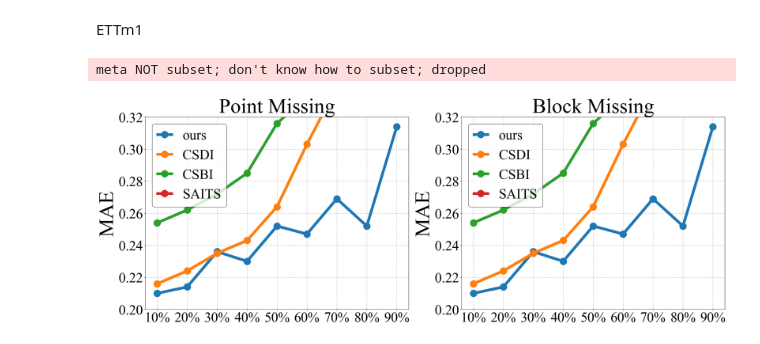
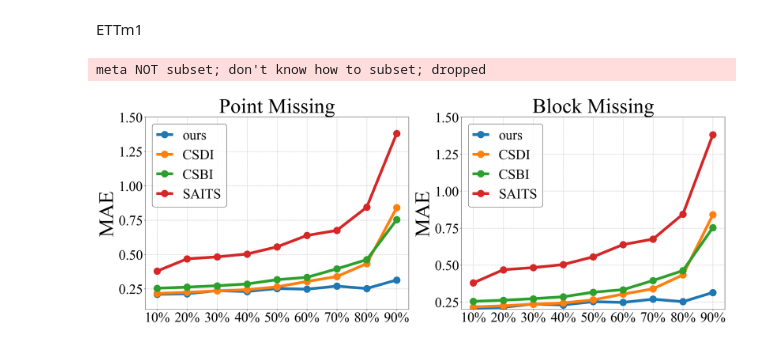
Before and after one commit to JeremyChou28/MTSCI, a Jupyter notebook: visualization/sens_iid.ipynb, the cells around one changed output. Cells and saved outputs as stored; diff of their text form; code cells hidden in the pictures.

```diff
--- a/visualization/sens_iid.ipynb
+++ b/visualization/sens_iid.ipynb
@@ -11,6 +11,7 @@ matplotlib.rcParams['pdf.fonttype']=42
 matplotlib.rcParams['ps.fonttype']=42
 plt.rcParams['font.sans-serif'] = ['Times New Roman']
 
+# point missing
 # ours
 ours_maes_point=[0.210,0.214,0.236,0.230,0.252,0.247,0.269,0.252,0.314]
 ours_rmses_point=[0.344,0.358,0.425,0.400,0.473,0.456,0.485,0.454,0.636]
@@ -36,6 +37,32 @@ saits_maes_point=[0.379,0.468,0.482,0.503,0.555,0.638,0.675,0.844,1.381]
 saits_rmses_point=[0.636,0.866,0.861,0.926,1.027,1.181,1.253,1.643,3.131]
 saits_mapes_point=[4.756,5.914,6.110,6.397,7.077,8.171,8.641,10.807,17.657]
 
+# block missing
+# ours
+ours_maes_block=[]
+ours_rmses_block=[]
+ours_mapes_block=[]
+# CSDI
+csdi_maes_block=[0.919,0.956]
+csdi_rmses_block=[3.510,3.608]
+csdi_mapes_block=[12.469,12.970,]
+# CSBI
+csbi_maes_block=[]
+csbi_rmses_block=[]
+csbi_mapes_block=[]
+# # stationary
+# stationary_maes=[0.278,0.297,0.318,0.345,0.377,0.413,0.462,0.577,0.985]
+# stationary_rmses=[0.445,0.481,0.514,0.560,0.617,0.680,0.777,1.120,2.483]
+# stationary_mapes=[3.483,3.756,4.031,4.384,4.802,5.282,5.920,7.390,12.592]
+# # TimesNet
+# timesnet_maes=[0.297,0.311,0.331,0.353,0.375,0.416,0.462,0.565,0.955]
+# timesnet_rmses=[0.466,0.499,0.536,0.574,0.615,0.683,0.766,1.037,2.249]
+# timesnet_mapes=[3.930,4.165,4.423,4.730,5.032,5.609,6.224,7.569,12.499]
+# SAITS
+saits_maes_block=[0.379,0.468,0.482,0.503,0.555,0.638,0.675,0.844,1.381]
+saits_rmses_block=[0.636,0.866,0.861,0.926,1.027,1.181,1.253,1.643,3.131]
+saits_mapes_block=[4.756,5.914,6.110,6.397,7.077,8.171,8.641,10.807,17.657]
+
 colors=sns.color_palette()
 
 # 创建两个子图，2行1列
@@ -53,34 +80,34 @@ ax[0].plot(x_values, ours_maes_point, '-o',label='ours',color=colors[0],linewidt
 ax[0].plot(x_values, csdi_maes_point, '-o',label='CSDI',color=colors[1],linewidth=8,markersize=20)
 ax[0].plot(x_values, csbi_maes_point, '-o',label='CSBI',color=colors[2],linewidth=8,markersize=20)
 ax[0].plot(x_values, saits_maes_point, '-o',label='SAITS',color=colors[3],linewidth=8,markersize=20)
 
 ax[0].set_ylabel('MAE',fontsize=60)
-ax[0].set_ylim(0.2, 0.32)
+ax[0].set_ylim(0.1, 1.5)
 ax[0].set_xticks(x_values, miss_rates,fontsize=40)
 ax[0].set_title('Point Missing',fontsize=60)
 ax[0].legend(loc='upper left', ncols=1, fontsize=40,handlelength=1, edgecolor='black')
 ax[0].grid(linestyle='dashed')
 
 # 在第二个子图中绘制6条曲线
 ax[1].plot(x_values, ours_maes_point, '-o',label='ours',color=colors[0],linewidth=8,markersize=20)
 ax[1].plot(x_values, csdi_maes_point, '-o',label='CSDI',color=colors[1],linewidth=8,markersize=20)
 ax[1].plot(x_values, csbi_maes_point, '-o',label='CSBI',color=colors[2],linewidth=8,markersize=20)
 ax[1].plot(x_values, saits_maes_point, '-o',label='SAITS',color=colors[3],linewidth=8,markersize=20)
 
 ax[1].set_ylabel('MAE',fontsize=60)
-ax[1].set_ylim(0.2, 0.32)
-ax[1].set_xticks(x_values, miss_rates,fontsize=40)
+ax[1].set_ylim(0.2, 1.5)
+ax[1].set_xticks(x_values, miss_rates, fontsize=40)
 ax[1].set_title('Block Missing',fontsize=60)
 ax[1].legend(loc='upper left', ncols=1, fontsize=40,handlelength=1, edgecolor='black')
 ax[1].grid(linestyle='dashed')
 
 # 调整子图之间的间距
 # plt.tight_layout()
 
 # 显示图形
 plt.savefig('../img/sens_iid_ETTm1.pdf',dpi=300,bbox_inches='tight')
 plt.savefig('../img/sens_iid_ETTm1.svg',dpi=300,bbox_inches='tight')
 plt.show()
 # %% [output]
 meta NOT subset; don't know how to subset; dropped
-[figure, old version]
+[figure, new version]
```
Also changed, not shown: 6 other files.
